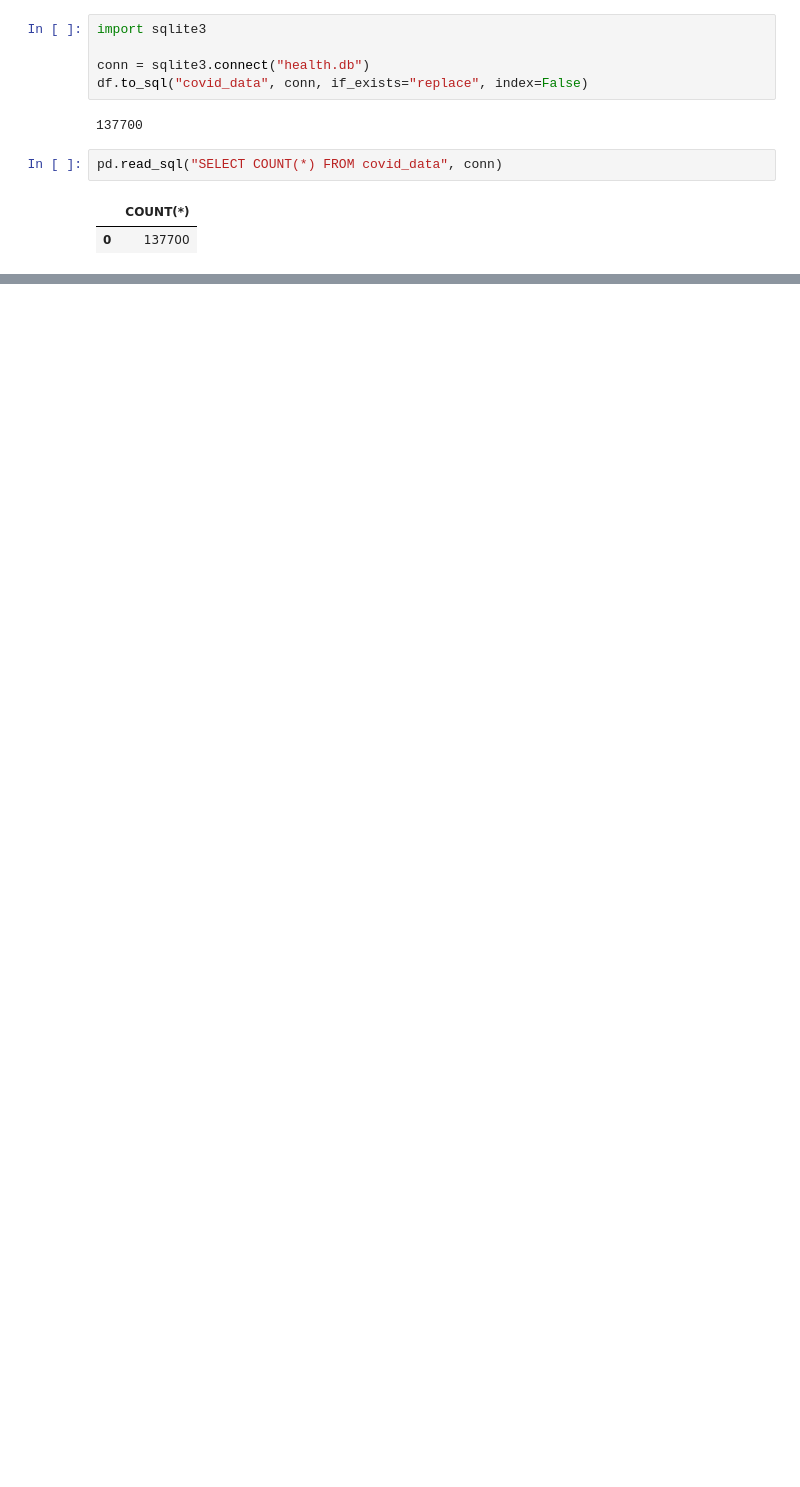
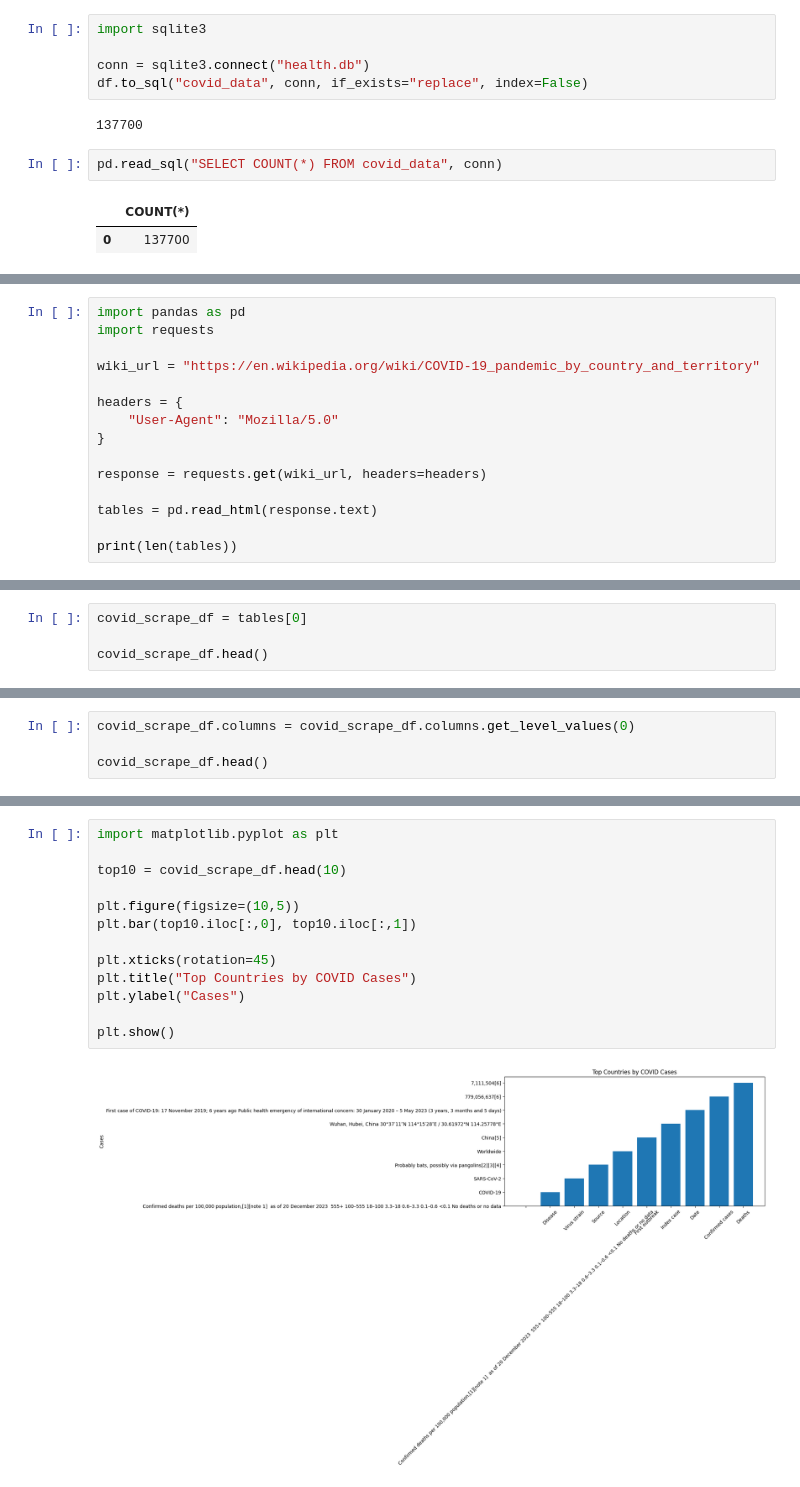
Before and after one commit to rutijanasandra-svg/ores5160-2025, a Jupyter notebook: Final_project.ipynb, the cells around one changed output, grey strips where cells are left out. Cells and saved outputs as stored; diff of their text form; blank space fills up the shorter version.

```diff
--- a/Final_project.ipynb
+++ b/Final_project.ipynb
@@ -158,0 +208,15 @@ pd.read_sql("SELECT COUNT(*) FROM covid_data", conn)
+# %%
+import pandas as pd
+import requests
+
+wiki_url = "https://en.wikipedia.org/wiki/COVID-19_pandemic_by_country_and_territory"
+
+headers = {
+    "User-Agent": "Mozilla/5.0"
+}
+
+response = requests.get(wiki_url, headers=headers)
+
+tables = pd.read_html(response.text)
+
+print(len(tables))
@@ -158,0 +241,4 @@ pd.read_sql("SELECT COUNT(*) FROM covid_data", conn)
+# %%
+covid_scrape_df = tables[0]
+
+covid_scrape_df.head()
@@ -158,0 +252,4 @@ pd.read_sql("SELECT COUNT(*) FROM covid_data", conn)
+# %%
+covid_scrape_df.columns = covid_scrape_df.columns.get_level_values(0)
+
+covid_scrape_df.head()
@@ -158,0 +263,15 @@ pd.read_sql("SELECT COUNT(*) FROM covid_data", conn)
+# %%
+import matplotlib.pyplot as plt
+
+top10 = covid_scrape_df.head(10)
+
+plt.figure(figsize=(10,5))
+plt.bar(top10.iloc[:,0], top10.iloc[:,1])
+
+plt.xticks(rotation=45)
+plt.title("Top Countries by COVID Cases")
+plt.ylabel("Cases")
+
+plt.show()
+# %% [output]
+[figure, added]
```
Also changed, not shown: parts of 14 cells of this notebook.
